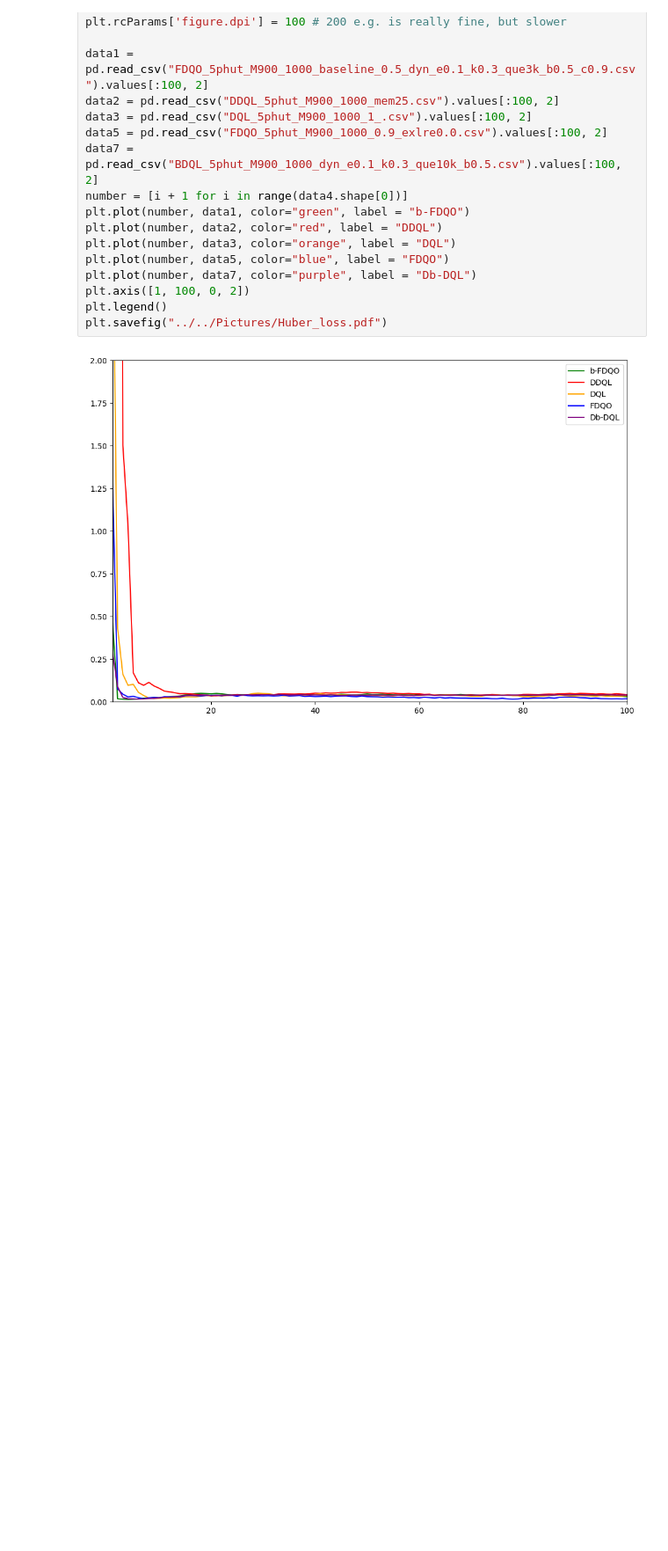
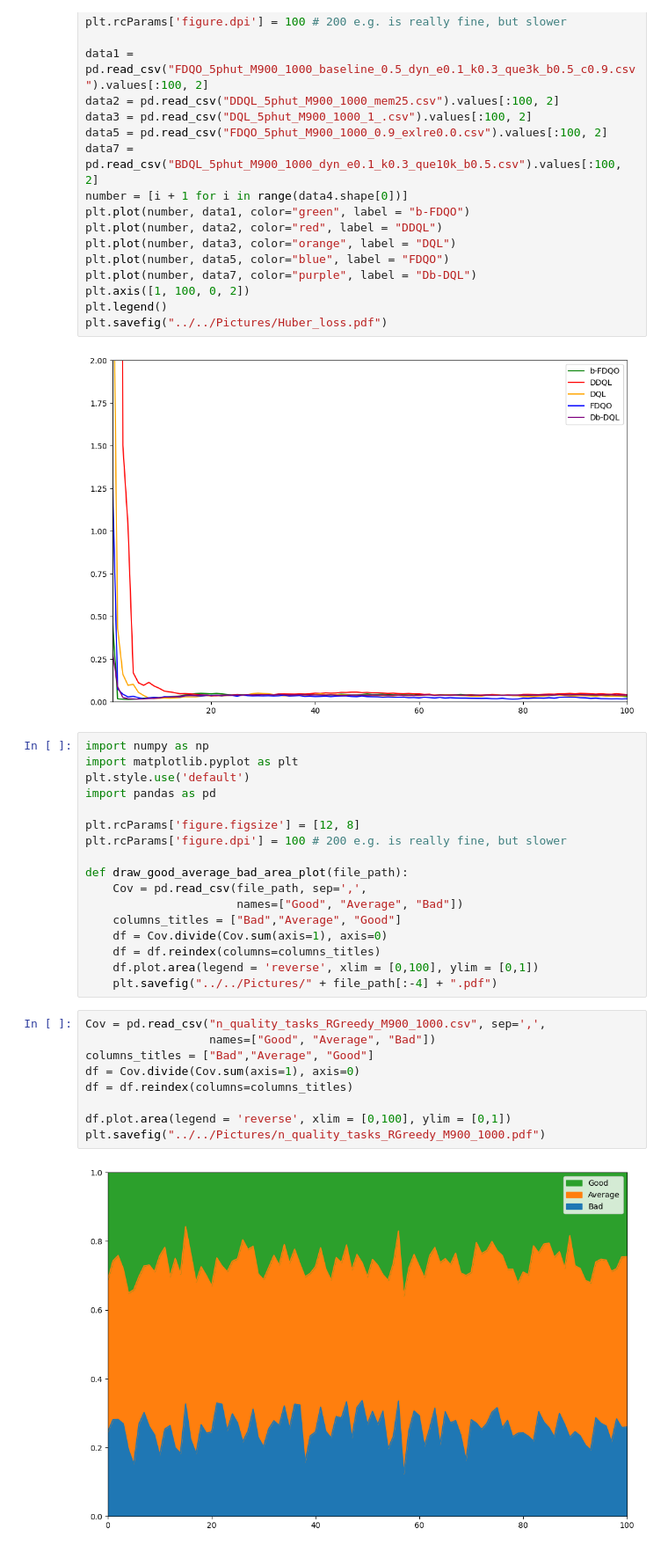
Before and after one commit to Tahuubinh/Offloading_to_Vehicles, a Jupyter notebook: Mec_ver4-main/code/csvFilesNorm/Plot_norm.ipynb, the cells around one changed output. Shown at 88% size. Cells and saved outputs as stored; diff of their text form; blank space fills up the shorter version.

Commit message:
C and chdir of pictures

```diff
--- a/Mec_ver4-main/code/csvFilesNorm/Plot_norm.ipynb
+++ b/Mec_ver4-main/code/csvFilesNorm/Plot_norm.ipynb
@@ -864,3 +685,31 @@ plt.legend()
 plt.savefig("../../Pictures/Huber_loss.pdf")
 # %% [output]
 [figure]
+# %%
+import numpy as np
+import matplotlib.pyplot as plt
+plt.style.use('default')
+import pandas as pd
+
+plt.rcParams['figure.figsize'] = [12, 8]
+plt.rcParams['figure.dpi'] = 100 # 200 e.g. is really fine, but slower
+
+def draw_good_average_bad_area_plot(file_path):
+    Cov = pd.read_csv(file_path, sep=',',
+                      names=["Good", "Average", "Bad"])
+    columns_titles = ["Bad","Average", "Good"]
+    df = Cov.divide(Cov.sum(axis=1), axis=0)
+    df = df.reindex(columns=columns_titles)
+    df.plot.area(legend = 'reverse', xlim = [0,100], ylim = [0,1])
+    plt.savefig("../../Pictures/" + file_path[:-4] + ".pdf")
+# %%
+Cov = pd.read_csv("n_quality_tasks_RGreedy_M900_1000.csv", sep=',',
+                  names=["Good", "Average", "Bad"])
+columns_titles = ["Bad","Average", "Good"]
+df = Cov.divide(Cov.sum(axis=1), axis=0)
+df = df.reindex(columns=columns_titles)
+
+df.plot.area(legend = 'reverse', xlim = [0,100], ylim = [0,1])
+plt.savefig("../../Pictures/n_quality_tasks_RGreedy_M900_1000.pdf")
+# %% [output]
+[figure, added]
```
Also changed, not shown: parts of 7 cells of this notebook, 26 other files.
